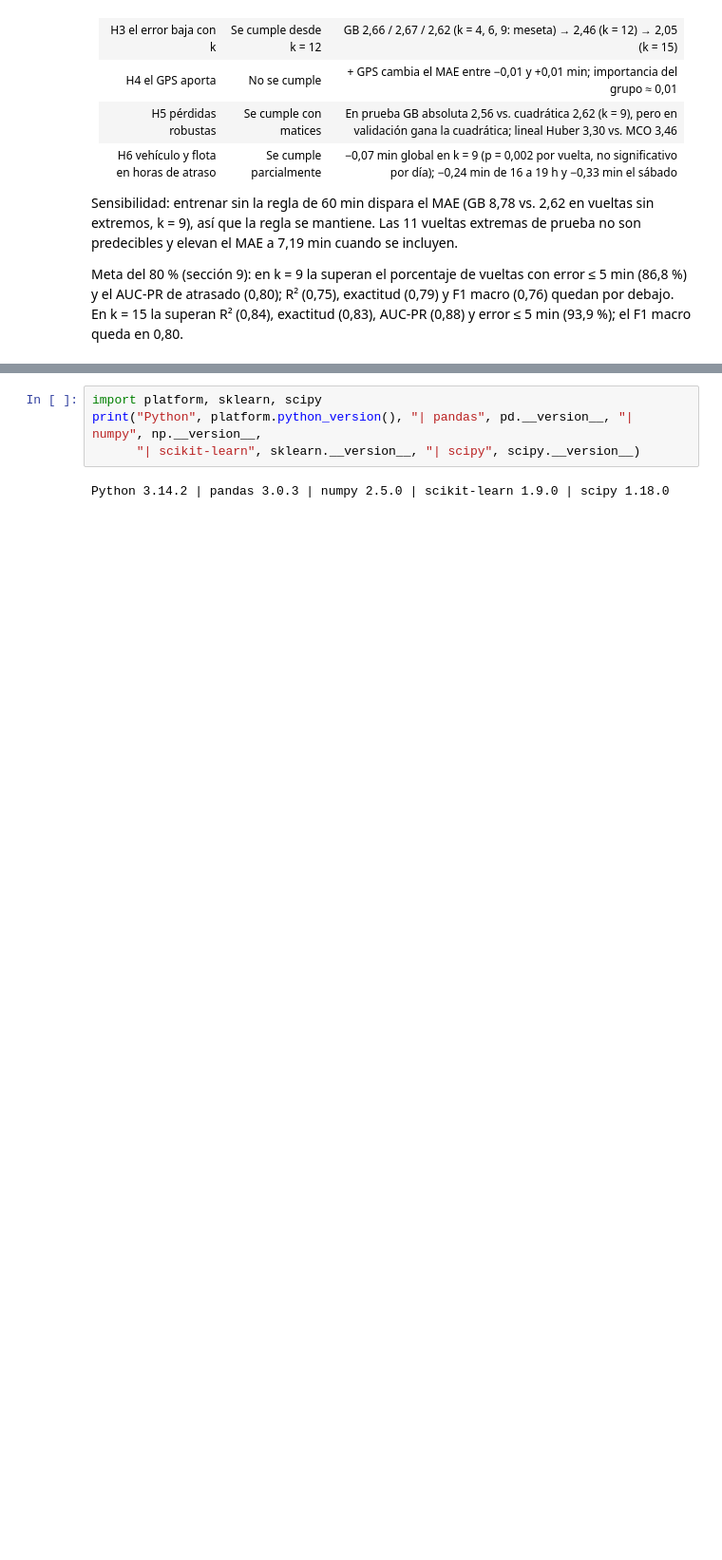
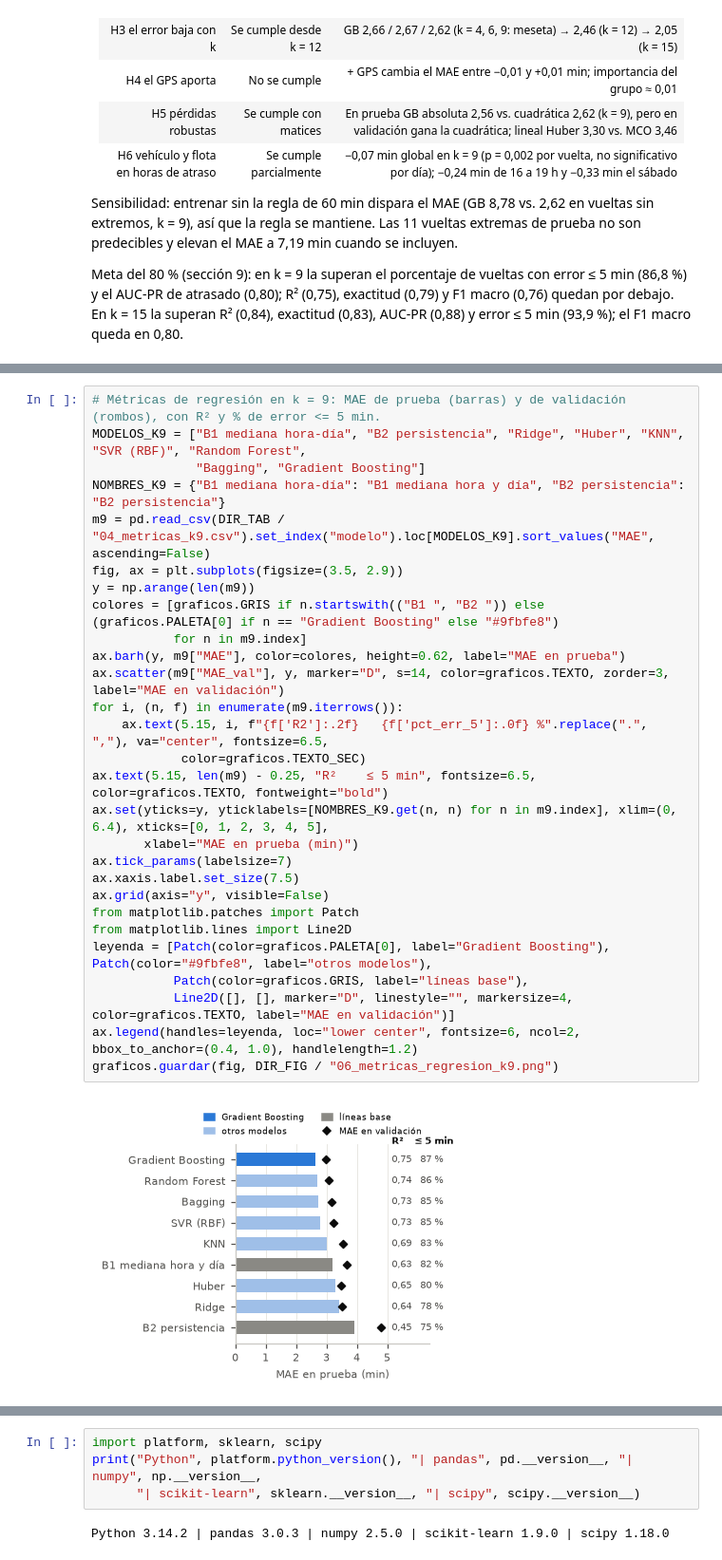
Before and after one commit to Gredith/MachineLearning-G5-TA, a Jupyter notebook: notebooks/06_analisis_resultados.ipynb, the cells around one changed output, grey strips where cells are left out. Shown at 95% size. Saved outputs shown, nothing was run; the diff lists cells and outputs as text; blank space fills up the shorter version.

Commit message:
feat: agrega figuras de métricas para el paper final en el notebook 06
Métricas de regresión en k = 9 y métricas frente a la meta de 0,80, que reemplazan tablas en los resultados del paper.

```diff
--- a/notebooks/06_analisis_resultados.ipynb
+++ b/notebooks/06_analisis_resultados.ipynb
@@ -468,0 +472,30 @@ Meta del 80 % (sección 9): en k = 9 la superan el porcentaje de vueltas con err
+# %%
+# Métricas de regresión en k = 9: MAE de prueba (barras) y de validación (rombos), con R² y % de error <= 5 min.
+MODELOS_K9 = ["B1 mediana hora-día", "B2 persistencia", "Ridge", "Huber", "KNN", "SVR (RBF)", "Random Forest",
+              "Bagging", "Gradient Boosting"]
+NOMBRES_K9 = {"B1 mediana hora-día": "B1 mediana hora y día", "B2 persistencia": "B2 persistencia"}
+m9 = pd.read_csv(DIR_TAB / "04_metricas_k9.csv").set_index("modelo").loc[MODELOS_K9].sort_values("MAE", ascending=False)
+fig, ax = plt.subplots(figsize=(3.5, 2.9))
+y = np.arange(len(m9))
+colores = [graficos.GRIS if n.startswith(("B1 ", "B2 ")) else (graficos.PALETA[0] if n == "Gradient Boosting" else "#9fbfe8")
+           for n in m9.index]
+ax.barh(y, m9["MAE"], color=colores, height=0.62, label="MAE en prueba")
+ax.scatter(m9["MAE_val"], y, marker="D", s=14, color=graficos.TEXTO, zorder=3, label="MAE en validación")
+for i, (n, f) in enumerate(m9.iterrows()):
+    ax.text(5.15, i, f"{f['R2']:.2f}   {f['pct_err_5']:.0f} %".replace(".", ","), va="center", fontsize=6.5,
+            color=graficos.TEXTO_SEC)
+ax.text(5.15, len(m9) - 0.25, "R²    ≤ 5 min", fontsize=6.5, color=graficos.TEXTO, fontweight="bold")
+ax.set(yticks=y, yticklabels=[NOMBRES_K9.get(n, n) for n in m9.index], xlim=(0, 6.4), xticks=[0, 1, 2, 3, 4, 5],
+       xlabel="MAE en prueba (min)")
+ax.tick_params(labelsize=7)
+ax.xaxis.label.set_size(7.5)
+ax.grid(axis="y", visible=False)
+from matplotlib.patches import Patch
+from matplotlib.lines import Line2D
+leyenda = [Patch(color=graficos.PALETA[0], label="Gradient Boosting"), Patch(color="#9fbfe8", label="otros modelos"),
+           Patch(color=graficos.GRIS, label="líneas base"),
+           Line2D([], [], marker="D", linestyle="", markersize=4, color=graficos.TEXTO, label="MAE en validación")]
+ax.legend(handles=leyenda, loc="lower center", fontsize=6, ncol=2, bbox_to_anchor=(0.4, 1.0), handlelength=1.2)
+graficos.guardar(fig, DIR_FIG / "06_metricas_regresion_k9.png")
+# %% [output]
+[figure, added]
```
Also changed, not shown: parts of 2 cells of this notebook, 2 other files.
